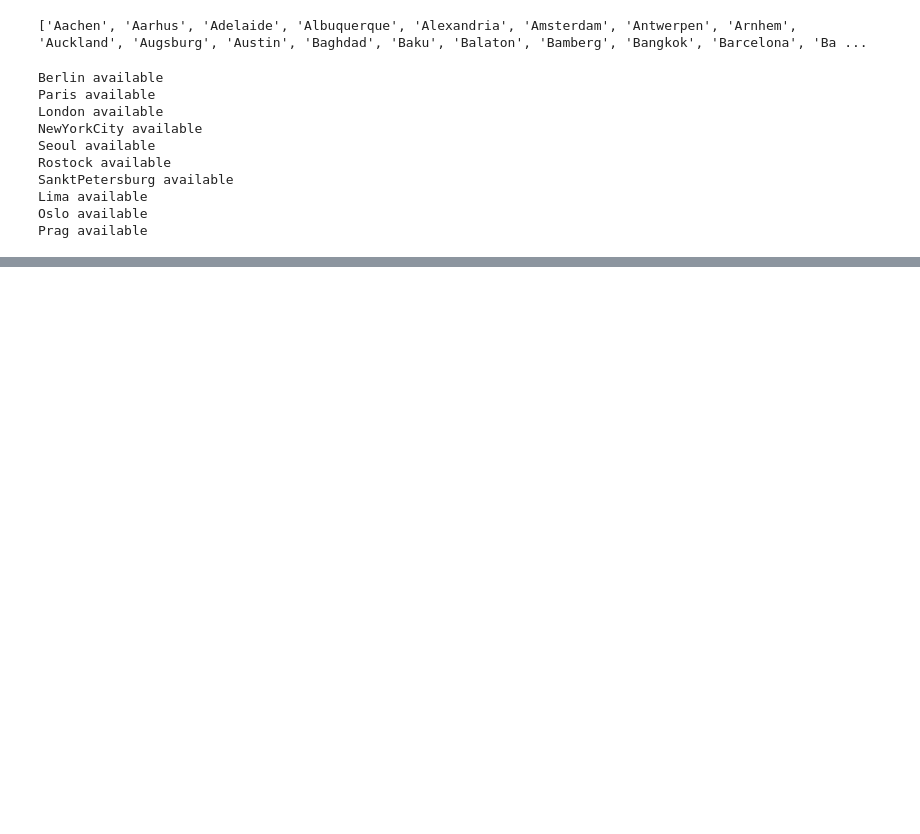
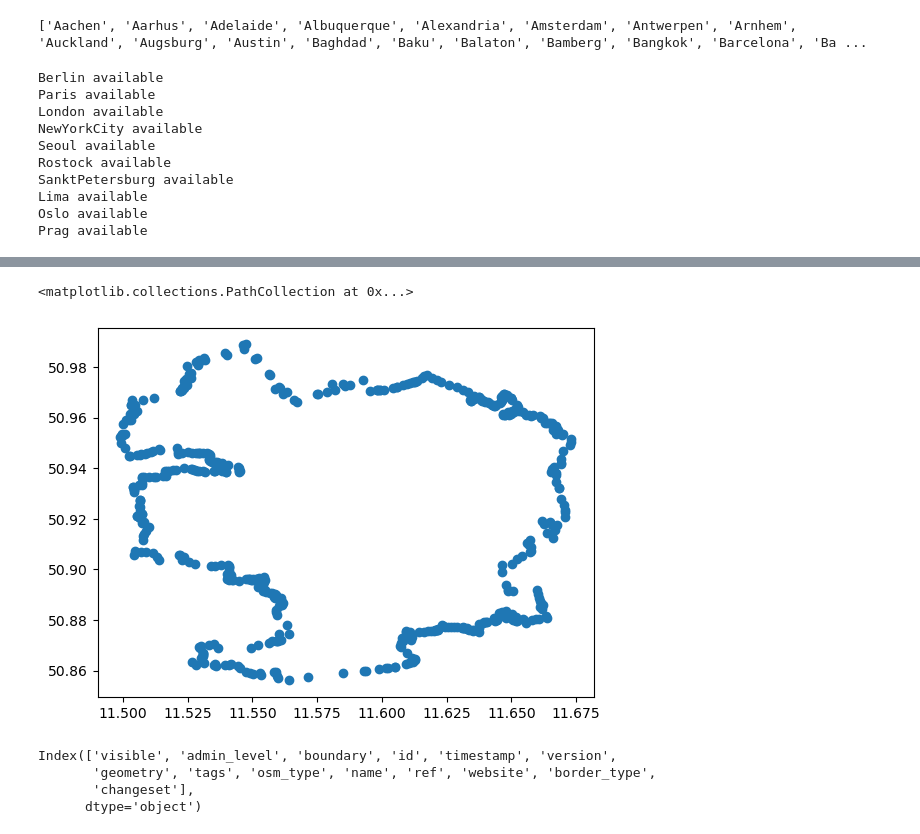
Before and after one commit to radtklau/Sentinel-Building-Segmentation, a Jupyter notebook: data_prep.ipynb, the cells around one changed output, grey strips where cells are left out. Saved outputs shown, nothing was run; the diff lists cells and outputs as text; code cells hidden in the pictures; blank space fills up the shorter version.

```diff
--- a/data_prep.ipynb
+++ b/data_prep.ipynb
@@ -44,0 +143,13 @@ buildings.plot()
+# %%
+x_coords, y_coords = zip(*boundary_coords)
+plt.scatter(x_coords,y_coords)
+# %% [output]
+<matplotlib.collections.PathCollection at 0x...>
+[figure, added]
+# %%
+print(boundaries_city.columns)
+# %% [output]
+Index(['visible', 'admin_level', 'boundary', 'id', 'timestamp', 'version',
+       'geometry', 'tags', 'osm_type', 'name', 'ref', 'website', 'border_type',
+       'changeset'],
+      dtype='object')
```
Also changed, not shown: parts of 19 cells of this notebook, 2 other files.
